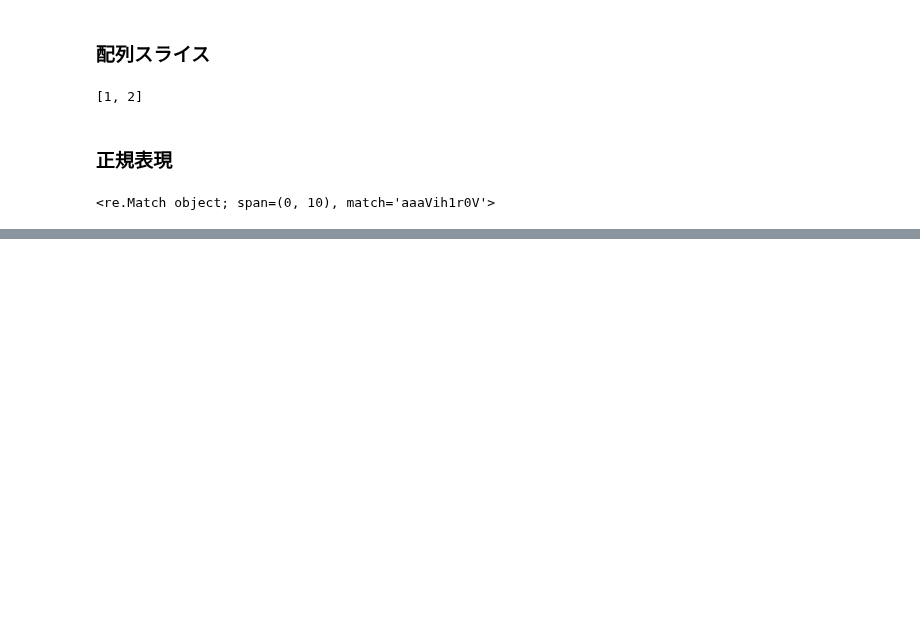
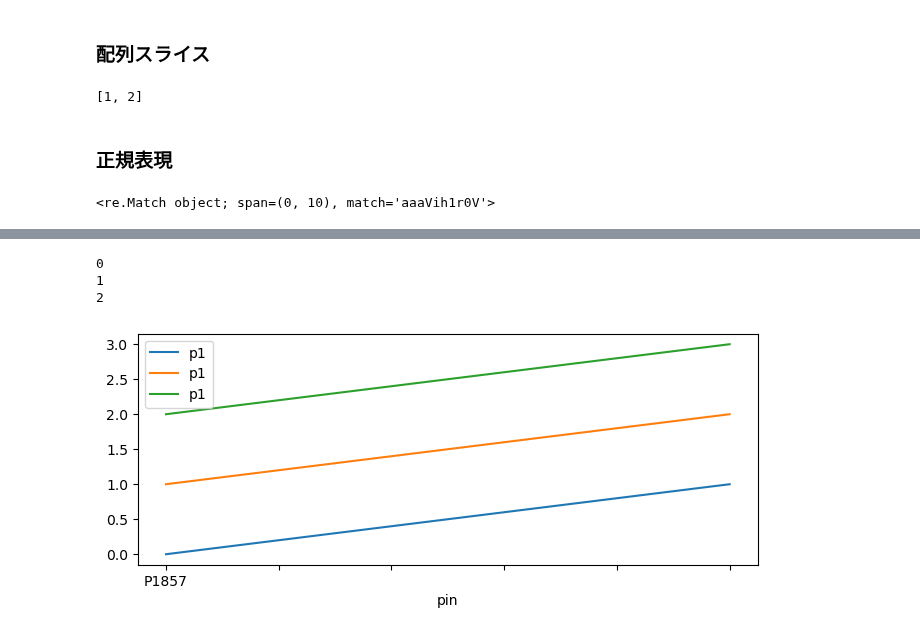
Before and after one commit to ri003074/Python3, a Jupyter notebook: src/matplotlib/matplotlib_summary.ipynb, the cells around one changed output, grey strips where cells are left out. Drawn from its saved outputs; the diff is of its cells as text; code cells hidden in the pictures; blank space fills up the shorter version.

```diff
--- a/src/matplotlib/matplotlib_summary.ipynb
+++ b/src/matplotlib/matplotlib_summary.ipynb
@@ -323,0 +353,26 @@ demo("default")
+# %%
+import matplotlib.pyplot as plt
+
+fig = plt.figure(figsize=(8, 3))
+ax = fig.add_subplot(1, 1, 1)
+
+data = [
+    {"p1": 1, "pin": "P1857"},
+    {"p1": 2, "pin": "P1858"},
+]
+
+for i in range(3):
+
+    data[0]["p1"] = i
+    data[1]["p1"] = i + 1
+    df = pd.DataFrame(data)
+    df = df.set_index("pin")
+
+    print(i)
+    df.plot(ax=ax)
+    plt.savefig("a" + str(i) + ".png")
+# %% [output]
+0
+1
+2
+[figure, added]
```
Also changed, not shown: parts of 14 cells of this notebook, 13 other files.
